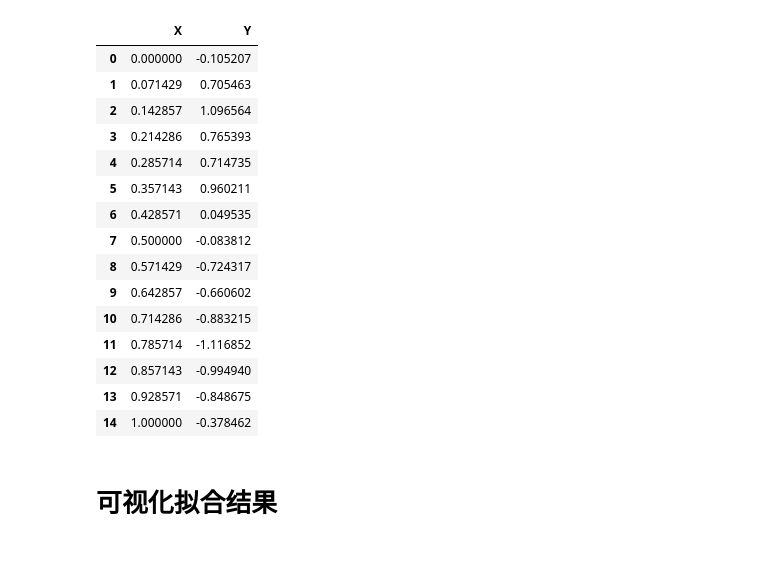
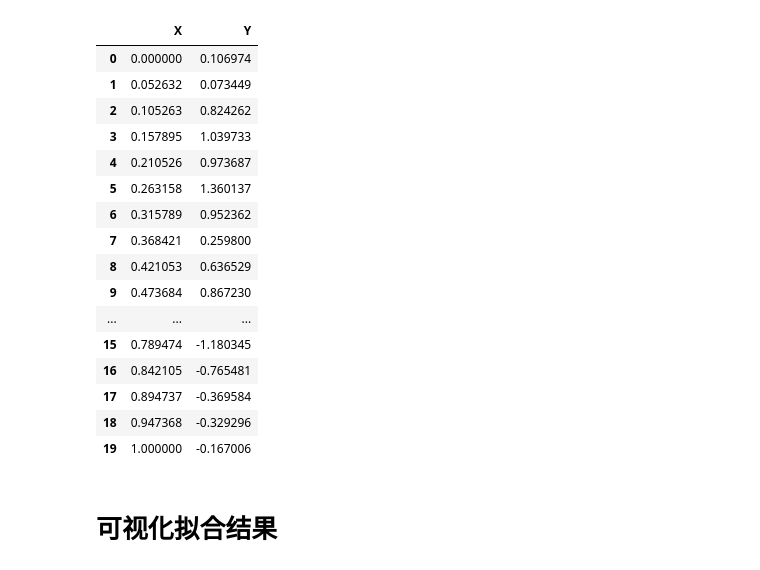
Before and after one commit to gzn00417/2020Fall-Machine-Learning, a Jupyter notebook: Labs/Lab1/main.ipynb, the cells around one changed output. Saved outputs shown, nothing was run; the diff lists cells and outputs as text; code cells hidden in the pictures.

```diff
--- a/Labs/Lab1/main.ipynb
+++ b/Labs/Lab1/main.ipynb
@@ -16,56 +16,57 @@ sns.set()
 # %%
 # 超参数
-TRAIN_NUM = 15 # 训练集规模
+TRAIN_NUM = 20 # 训练集规模
 VALIDATION_NUM = 100 # 验证集规模
 TEST_NUM = 1000 # 测试集规模
-ORDER = 6 # 阶数
+ORDER = 19 # 阶数
 X_LEFT = 0 # 左界限
 X_RIGHT = 1 # 右界限
 NOISE_SCALE = 0.25 # 噪音标准差
 LEARNING_RATE = 0.1 # 梯度下降学习率
 DELTA = 1e-6 # 优化残差界限
 W_SOLUTION = pd.DataFrame() # 不同方法的w解
 
 def base_func(x):
     """原始函数
     """
     return np.sin(2 * np.pi * x)
 
 # 训练集
 train_data = get_data(
     x_range=(X_LEFT, X_RIGHT),
     sample_num=TRAIN_NUM,
     base_func=base_func,
     noise_scale=NOISE_SCALE,
 )
 X_TRAIN = train_data["X"]
 Y_TRAIN = train_data["Y"]
 
 # 验证集
 X_VALIDATION = np.linspace(X_LEFT, X_RIGHT, VALIDATION_NUM)
 Y_VALIDATION = base_func(X_VALIDATION)
 
 # 测试集
 X_TEST = np.linspace(X_LEFT, X_RIGHT, TEST_NUM)
 Y_TEST = base_func(X_TEST)
 
 train_data
 # %% [output]
 |  | X | Y |
-| 0 | 0.000000 | -0.105207 |
-| 1 | 0.071429 | 0.705463 |
-| 2 | 0.142857 | 1.096564 |
-| 3 | 0.214286 | 0.765393 |
-| 4 | 0.285714 | 0.714735 |
-| 5 | 0.357143 | 0.960211 |
-| 6 | 0.428571 | 0.049535 |
-| 7 | 0.500000 | -0.083812 |
-| 8 | 0.571429 | -0.724317 |
-| 9 | 0.642857 | -0.660602 |
-| 10 | 0.714286 | -0.883215 |
-| 11 | 0.785714 | -1.116852 |
-| 12 | 0.857143 | -0.994940 |
-| 13 | 0.928571 | -0.848675 |
-| 14 | 1.000000 | -0.378462 |
+| 0 | 0.000000 | 0.106974 |
+| 1 | 0.052632 | 0.073449 |
+| 2 | 0.105263 | 0.824262 |
+| 3 | 0.157895 | 1.039733 |
+| 4 | 0.210526 | 0.973687 |
+| 5 | 0.263158 | 1.360137 |
+| 6 | 0.315789 | 0.952362 |
+| 7 | 0.368421 | 0.259800 |
+| 8 | 0.421053 | 0.636529 |
+| 9 | 0.473684 | 0.867230 |
+| ... | ... | ... |
+| 15 | 0.789474 | -1.180345 |
+| 16 | 0.842105 | -0.765481 |
+| 17 | 0.894737 | -0.369584 |
+| 18 | 0.947368 | -0.329296 |
+| 19 | 1.000000 | -0.167006 |
 # %% [markdown]
 # 可视化拟合结果
```
Also changed, not shown: parts of 19 cells of this notebook.
